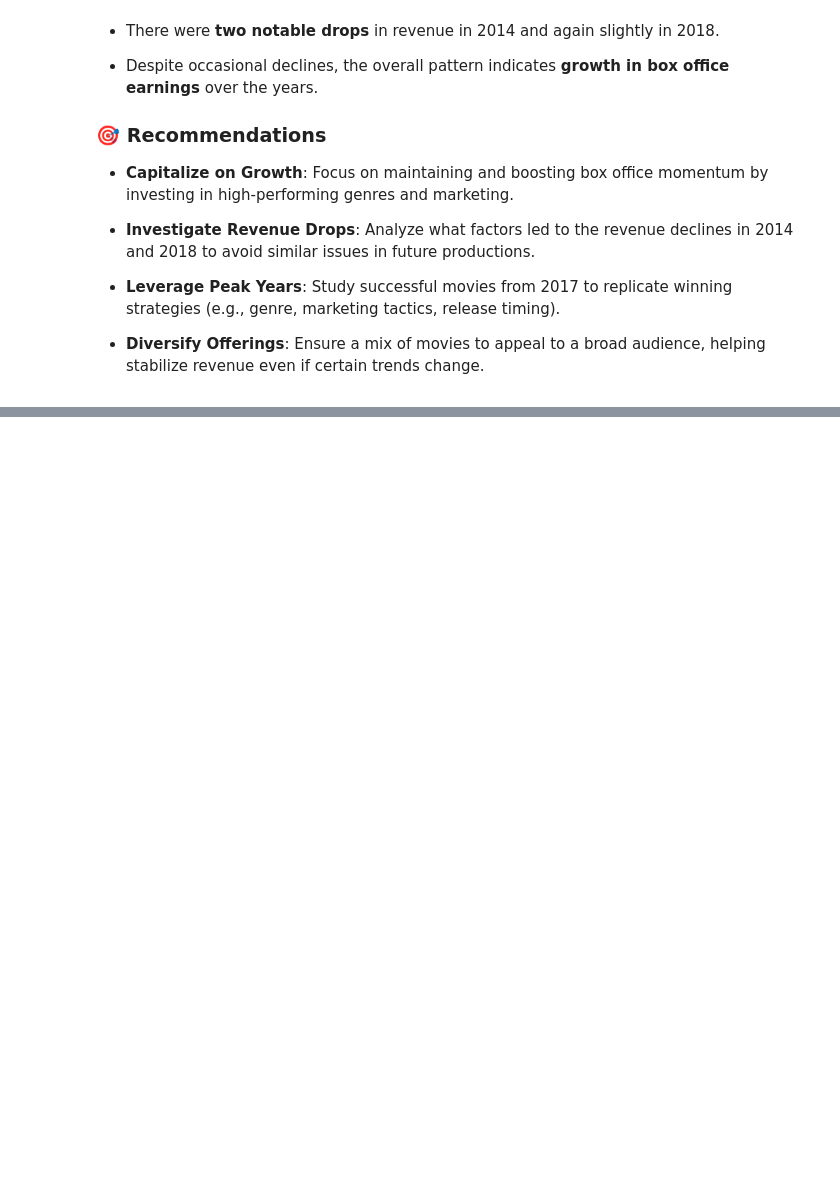
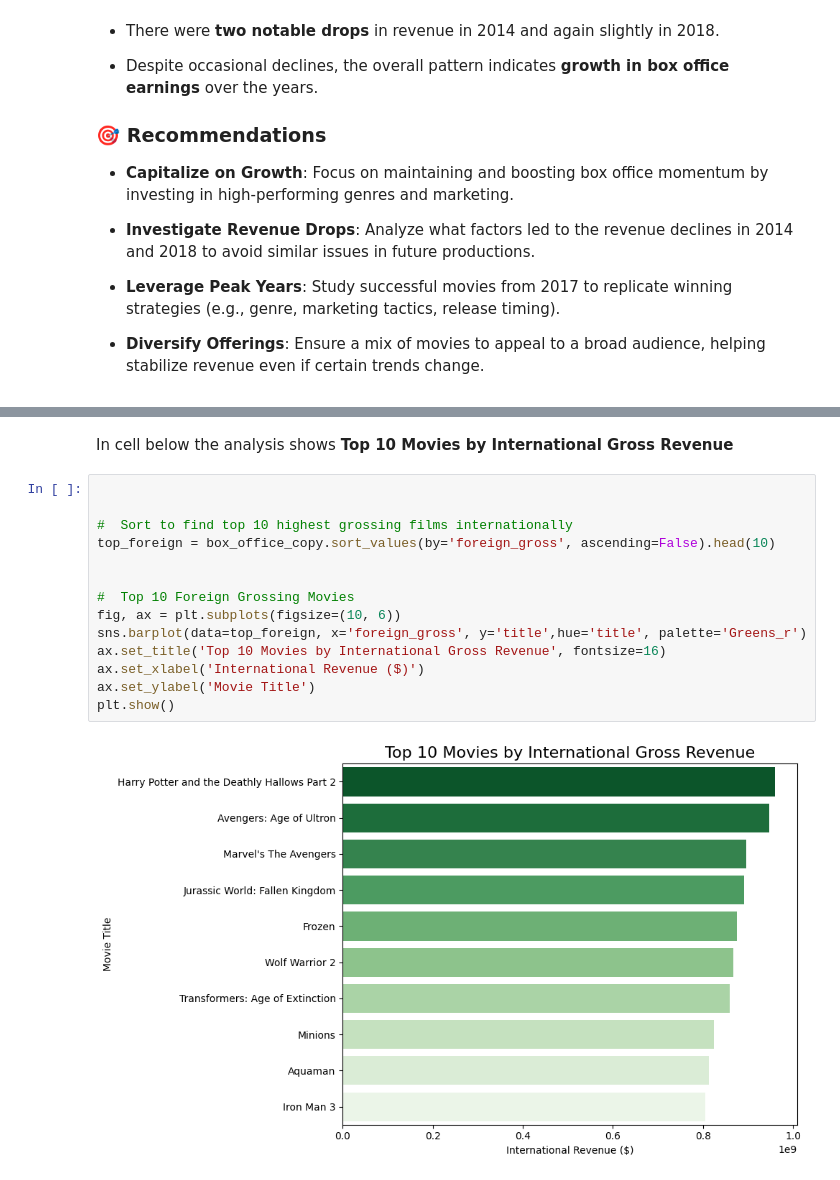
Before and after one commit to KarimzKarimz/Group4-Phase2-Project, a Jupyter notebook: ronny.ipynb, the cells around one changed output, grey strips where cells are left out. Cells and saved outputs as stored; diff of their text form; blank space fills up the shorter version.

```diff
--- a/ronny.ipynb
+++ b/ronny.ipynb
@@ -547,0 +603,18 @@ Passing `palette` without assigning `hue` is deprecated and will be removed in v
+# %% [markdown]
+In cell below the analysis shows **Top 10 Movies by International Gross Revenue**
+# %%
+
+
+#  Sort to find top 10 highest grossing films internationally
+top_foreign = box_office_copy.sort_values(by='foreign_gross', ascending=False).head(10)
+
+
+#  Top 10 Foreign Grossing Movies
+fig, ax = plt.subplots(figsize=(10, 6))
+sns.barplot(data=top_foreign, x='foreign_gross', y='title',hue='title', palette='Greens_r')
+ax.set_title('Top 10 Movies by International Gross Revenue', fontsize=16)
+ax.set_xlabel('International Revenue ($)')
+ax.set_ylabel('Movie Title')
+plt.show()
+# %% [output]
+[figure, added]
```
Also changed, not shown: parts of 14 cells of this notebook.
